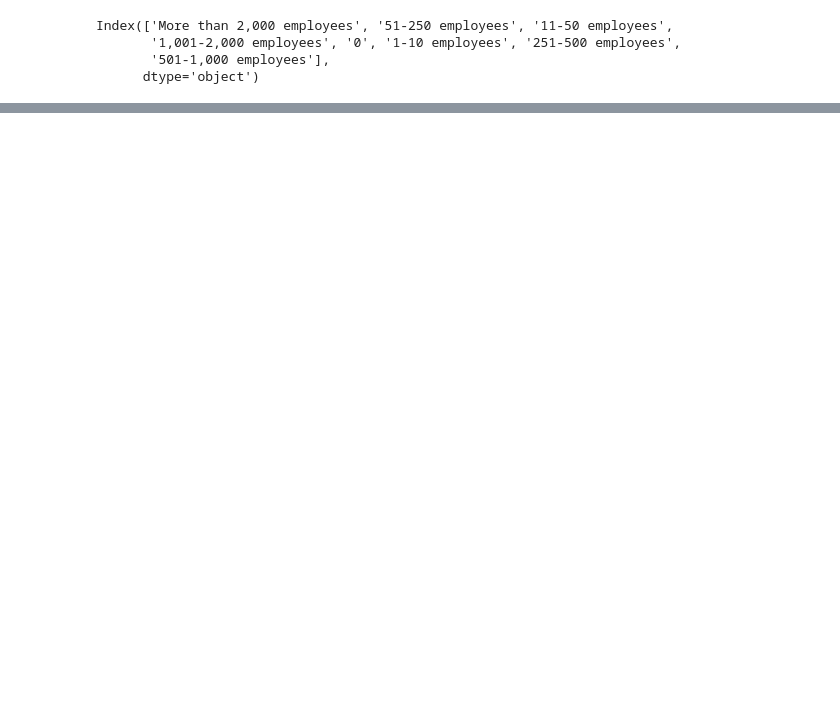
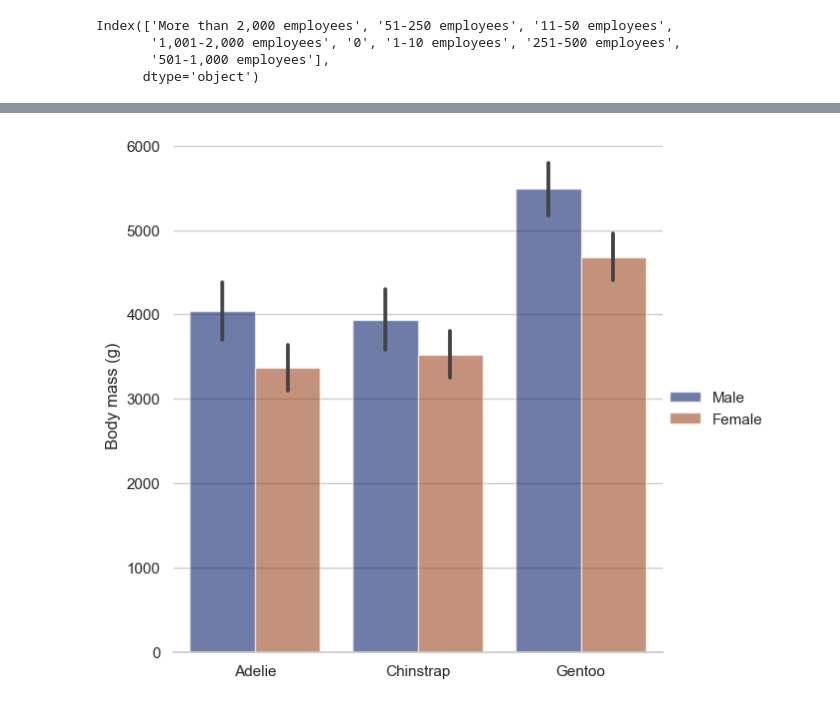
Before and after one commit to Software-Science-Lab-PUC-Rio/napiml-analysis, a Jupyter notebook: Análises/D3.ipynb, the cells around one changed output, grey strips where cells are left out. Drawn from its saved outputs; the diff is of its cells as text; code cells hidden in the pictures; blank space fills up the shorter version.

```diff
--- a/Análises/D3.ipynb
+++ b/Análises/D3.ipynb
@@ -52,0 +102,11 @@ single_barplot(d3_df, "Company Size", "Answers", title="What is the size of the
+# %%
+# Draw a nested barplot by species and sex
+g = sns.catplot(data=penguins, kind="bar",
+    x="species", y="body_mass_g", hue="sex",
+    ci="sd", palette="dark", alpha=.6, height=6
+)
+g.despine(left=True)
+g.set_axis_labels("", "Body mass (g)")
+g.legend.set_title("")
+# %% [output]
+[figure, added]
```
Also changed, not shown: parts of 8 cells of this notebook, 1 other file.
